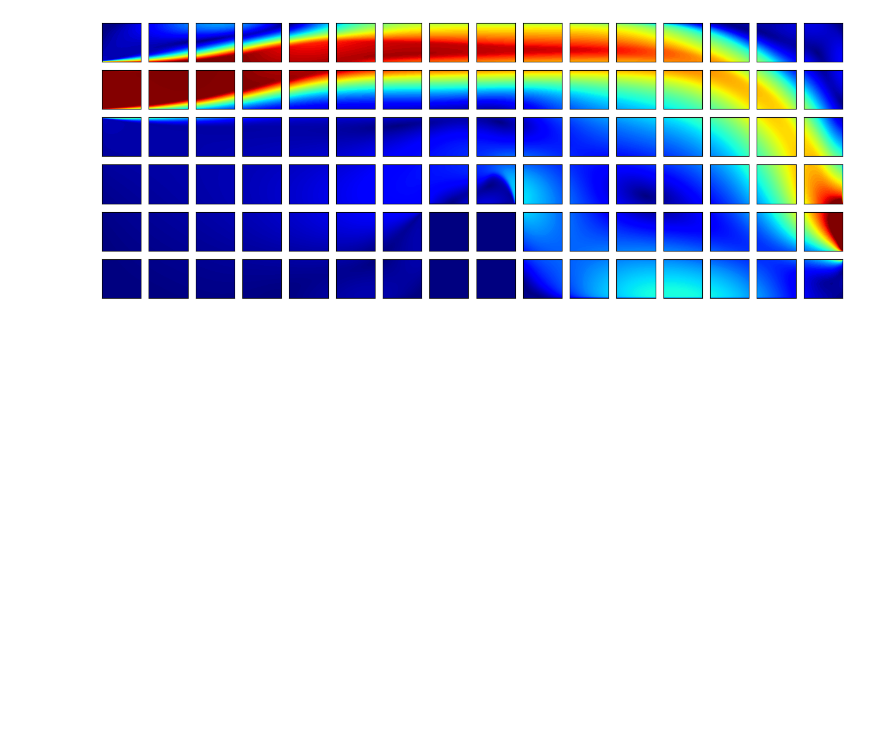
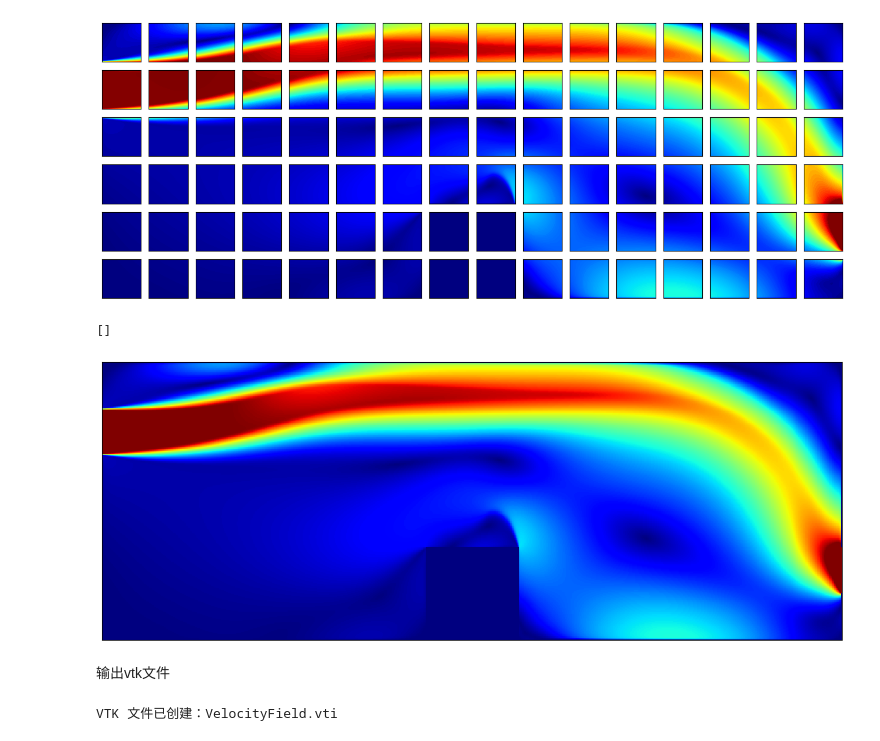
Before and after one commit to T1318/Fast-predication, a Jupyter notebook: 5训练集-0.5m窗口-split2（base）/DON/DON.ipynb, the cells around one changed output. Cells and saved outputs as stored; diff of their text form; code cells hidden in the pictures; blank space fills up the shorter version.

```diff
--- a/5训练集-0.5m窗口-split2（base）/DON/DON.ipynb
+++ b/5训练集-0.5m窗口-split2（base）/DON/DON.ipynb
@@ -1573,0 +1655,59 @@ axs.set_aspect('equal')
+# %%
+all_zone_truth = np.zeros((300,800))
+for i in range(n_y):
+	for j in range(n_x):
+		if i == (n_y-1) and j != (n_x-1):
+			all_zone_truth[-p_x:,j*(p_y-1):(j+1)*(p_y-1)+1] = truth_data[i+j*n_y,:,:,0]
+		elif i != (n_y-1) and j == (n_x-1):
+			all_zone_truth[i*(p_x-1):(i+1)*(p_x-1)+1,-p_y:] = truth_data[i+j*n_y,:,:,0]
+		elif i == (n_y-1) and j == (n_x-1):
+			all_zone_truth[-p_x:,-p_y:] = truth_data[i+j*n_y,:,:,0]
+		else:
+			all_zone_truth[i*(p_x-1):(i+1)*(p_x-1)+1,j*(p_y-1):(j+1)*(p_y-1)+1] = truth_data[i+j*n_y,:,:,0]
+
+fig,axs = plt.subplots(1,figsize=(16,6))
+contour = axs.pcolor(xnew,ynew,all_zone_truth,cmap='jet',vmin=0,vmax=1)
+axs.set_aspect('equal')
+axs.set_xticks([])
+axs.set_yticks([])
+# %% [output]
+[]
+[figure, added]
+# %% [markdown]
+输出vtk文件
+# %%
+import vtkmodules.all as vtk
+import numpy as np
+
+def cloud2vtk(x_num,y_num,data,data_name):
+	# 创建一个示例的二维速度场，假设是一个 m x n 的矩阵
+	m, n = x_num, y_num
+	velocity_field = np.random.rand(m, n)  # 使用随机数据作为示例速度场数据
+
+	# 创建一个 VTKImageData 对象
+	grid = vtk.vtkImageData()
+	grid.SetDimensions(m, n, 1)  # 设置网格尺寸
+	grid.SetSpacing(0.01, 0.01, 0.01)  # 设置网格间距
+
+	# 创建一个 VTK 数组来存储速度大小数据
+	velocity_data = vtk.vtkDoubleArray()
+	velocity_data.SetName("Velocity")  # 设置数组名称
+	for i in range(n):
+			for j in range(m):
+					velocity_data.InsertNextValue(data[i, j])
+
+	# 将速度大小数据附加到 VTKImageData 中
+	grid.GetPointData().AddArray(velocity_data)
+
+	# 创建一个 VTK XML Writer 来保存 VTK 文件
+	writer = vtk.vtkXMLImageDataWriter()
+	writer.SetFileName(data_name)  # 设置文件名
+	writer.SetInputData(grid)  # 设置输入数据
+
+	# 写入 VTK 文件
+	writer.Write()
+
+	# 输出成功消息
+	print("VTK 文件已创建: {}".format(data_name))
+# %% [output]
+VTK 文件已创建：VelocityField.vti
```
Also changed, not shown: parts of 10 cells of this notebook, 28 other files.
